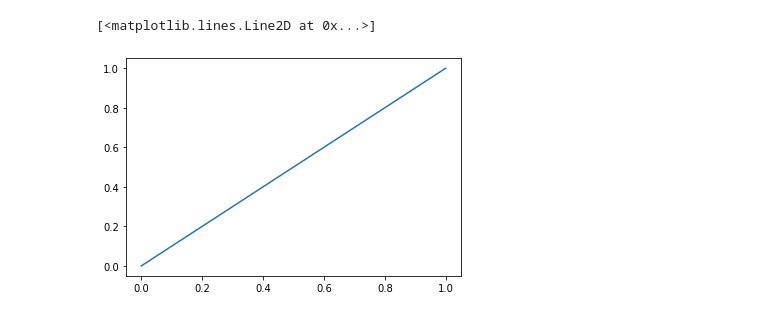
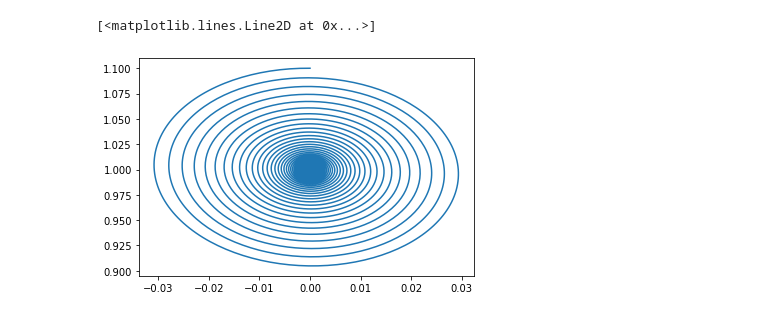
Before and after one commit to khu-bigphys-2020/lectures-bigphys, a Jupyter notebook: 02.hunue-park.ipynb, the cells around one changed output. Cells and saved outputs as stored; diff of their text form; code cells hidden in the pictures.

```diff
--- a/02.hunue-park.ipynb
+++ b/02.hunue-park.ipynb
@@ -3,28 +3,35 @@
 # %%
 m = 1 # this is mass of particle
 t = 0.0 # time
-x = 0.0 # position
-v = 1.0 # velocity
-a = -9.8 # accel
+x = 1.0 # position
+x0 = 1.0 # default length of the spring
+x = x0 + 0.1
+v = 0.0 # velocity
+k = 0.1 # spring constant
+# a = -9.8 # accel
 # %%
 dt = 0.1
 tlist = [t,]
 xlist = [x,]
 vlist = [v,]
 
-for i in range(10):
+for i in range(15000):
 
   t = t + dt
   x = x + v*dt
+  # a = -k*(x-x0)/m # F=ma
+  a = -k*(x-x0)/m - 0.01*v
   v = v + a*dt
+
+  # if x < 0: break
 
   tlist.append(t)
   xlist.append(x)
   vlist.append(v)
 # %%
 import matplotlib.pyplot as plt
-# %%
-plt.plot([0,1], [0,1])
-# %% [output]
-[<matplotlib.lines.Line2D at 0x...>]
-[figure, removed]
+# %%
+plt.plot(vlist, xlist, )
+# %% [output]
+[<matplotlib.lines.Line2D at 0x...>]
+[figure, added]
```
